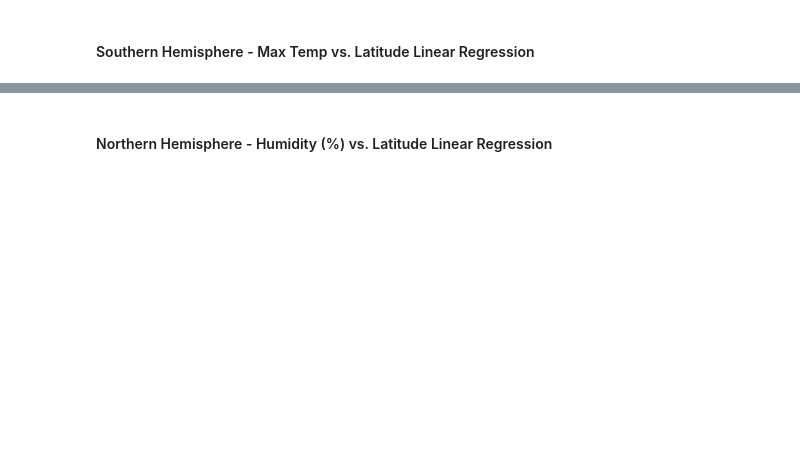
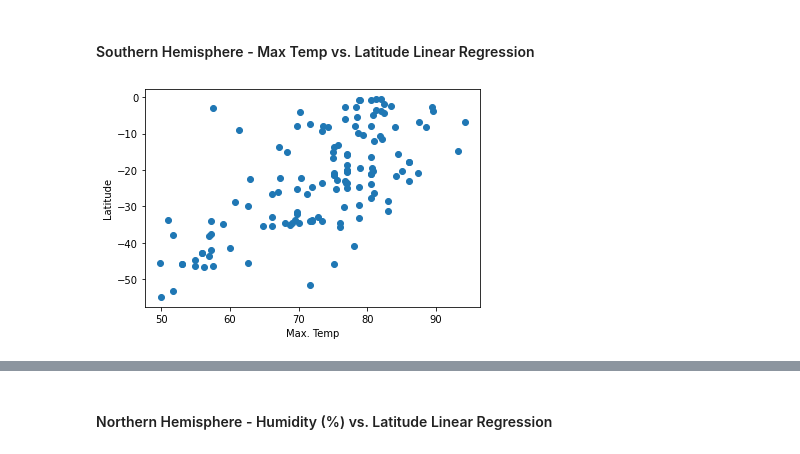
Before and after one commit to DanZanoria/python-api-challenge, a Jupyter notebook: starter_code/WeatherPy.ipynb, the cells around one changed output, grey strips where cells are left out. Drawn from its saved outputs; the diff is of its cells as text; code cells hidden in the pictures; blank space fills up the shorter version.

```diff
--- a/starter_code/WeatherPy.ipynb
+++ b/starter_code/WeatherPy.ipynb
@@ -303,0 +322,4 @@ plt.savefig('LatvsWindSpeed.png')
+# %%
+#Capturing all the cities in the southern hemisphere
+SH = citywdf[citywdf.Latitude < 0]
+SH.head()
@@ -306,2 +370,18 @@ plt.savefig('LatvsWindSpeed.png')
 # %% [markdown]
 ####  Southern Hemisphere - Max Temp vs. Latitude Linear Regression
+# %%
+#This is the one in which i tried to break down the syntax i got from class activities. So this one wont be as clean as the previous one.
+#I unknowingly scrolled down to much and didnt see the one directly above
+
+# Create a Scatter Plot for Max Temp vs Latitude
+# Get regression values
+
+
+SHMT = SH['Max. Temp']
+SHLat = SH['Latitude']
+plt.scatter(SHMT,SHLat)
+plt.xlabel('Max. Temp')
+plt.ylabel('Latitude')
+plt.show()
+# %% [output]
+[figure, added]
```
Also changed, not shown: parts of 16 cells of this notebook, 6 other files.
